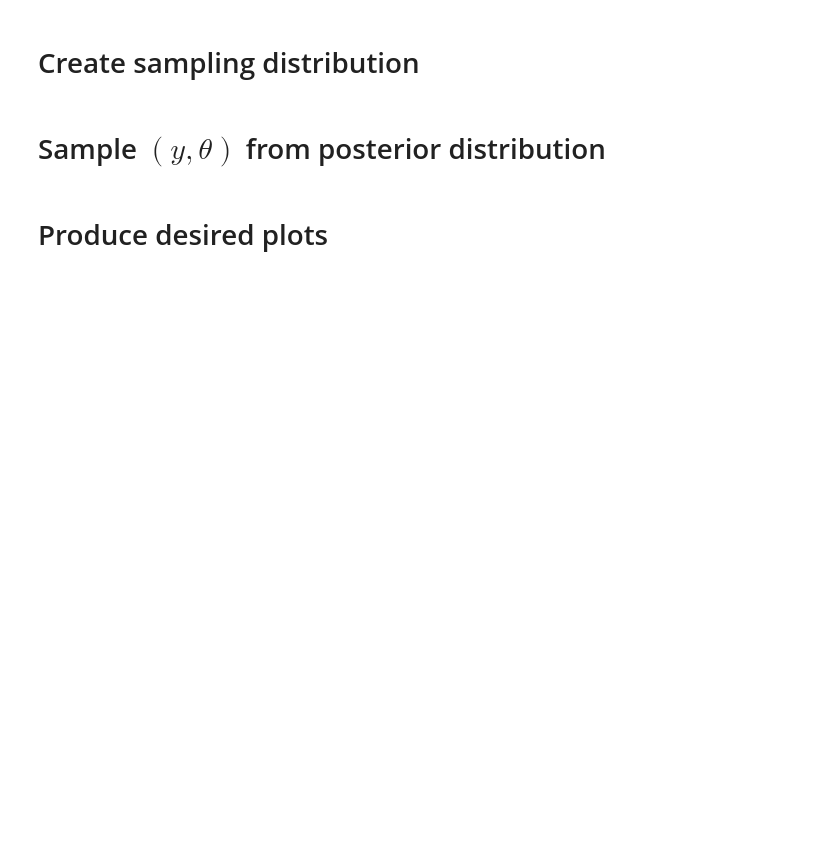
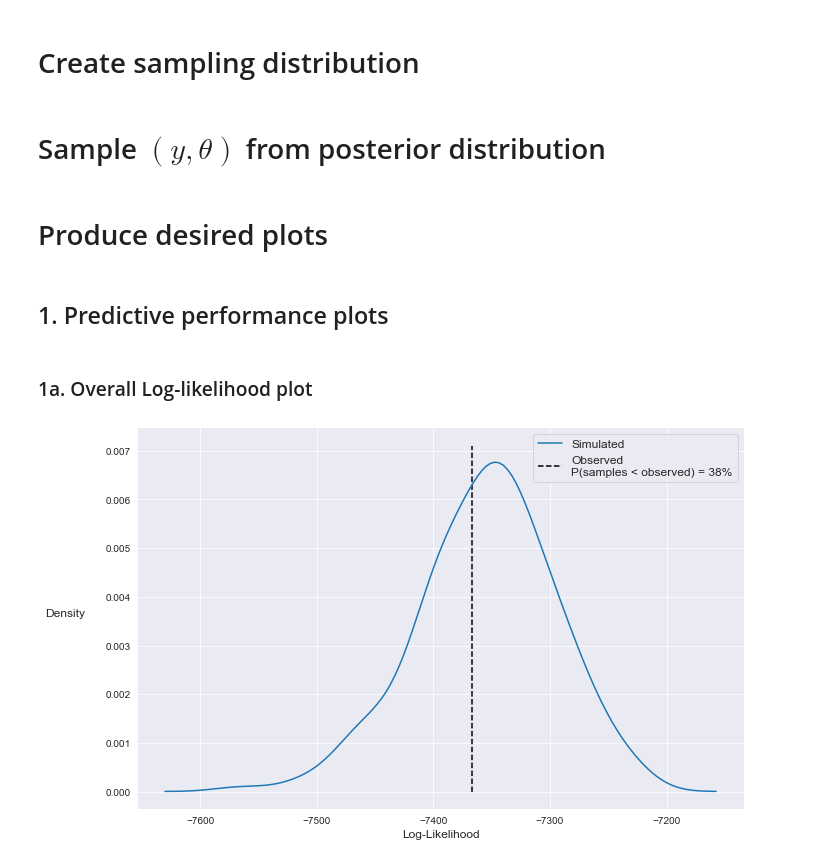
Before and after one commit to timothyb0912/check-yourself, a Jupyter notebook: notebooks/miscellaneous/_20-tb-check-the-mixlb-model.ipynb, the cells around one changed output. Saved outputs shown, nothing was run; the diff lists cells and outputs as text; code cells hidden in the pictures; blank space fills up the shorter version.

Commit message:
[WIP] Adding predictive performance and market share plots.

```diff
--- a/notebooks/miscellaneous/_20-tb-check-the-mixlb-model.ipynb
+++ b/notebooks/miscellaneous/_20-tb-check-the-mixlb-model.ipynb
@@ -51,0 +78,3 @@ estimated_hessian = np.loadtxt(HESSIAN_PATH, delimiter=',')
+# %%
+# Instantiate the model
+mixl_model = mixlb.MIXLB()
@@ -72,2 +189,14 @@ asymptotic_sampling_dist =\
+# %%
+# Convert the tensor into a numpy array
+posterior_probs_array = posterior_probs_tensor.numpy()
+
+# Save the posterior probabilities
+np.savetxt(POSTERIOR_PROB_PATH,
+           posterior_probs_array,
+           delimiter=",")
+
+# Get the simulated choices based on the posterior probabilities
+sim_choices =\
+    viz.simulate_choice_vector(posterior_probs_array, observation_ids)
 # %% [markdown]
 # Produce desired plots
@@ -73,0 +206,35 @@ asymptotic_sampling_dist =\
+# %% [markdown]
+## 1. Predictive performance plots
+# %% [markdown]
+### 1a. Overall Log-likelihood plot
+# %%
+# Create the path to where the plot should be saved
+overall_log_likelihood_path =\
+    pathlib.Path(FIGURE_DIR) / 'overall_log_likelihood.jpg'
+
+# Compute the observed log-likelihood
+with torch.no_grad():
+    # Set the estimated parameters
+    mixl_model.set_params_numpy(estimated_params)
+    # Compute the estimated probabilities
+    estimated_probs =\
+        mixl_model(design_2d=orig_design_matrix,
+                   rows_to_obs=rows_to_obs,
+                   rows_to_mixers=rows_to_mixers,
+                   normal_rvs_list=normal_rvs_list)
+    # Compute the observed log-likelihood
+    obs_log_likelihood =\
+        (-1 * utils.log_loss(estimated_probs, torch_choices)).item()
+# %%
+# Compute the simulated log-likelihood values
+sim_log_likelihoods =\
+    viz.compute_predictive_log_likelihoods(
+        sim_choices, estimated_probs.numpy())
+
+# Create the desired plot
+viz.plot_continous_scalars(sim_log_likelihoods,
+                           obs_log_likelihood,
+                           output_file=overall_log_likelihood_path,
+                          )
+# %% [output]
+[figure, added]
```
Also changed, not shown: parts of 27 cells of this notebook, 1 other file.
